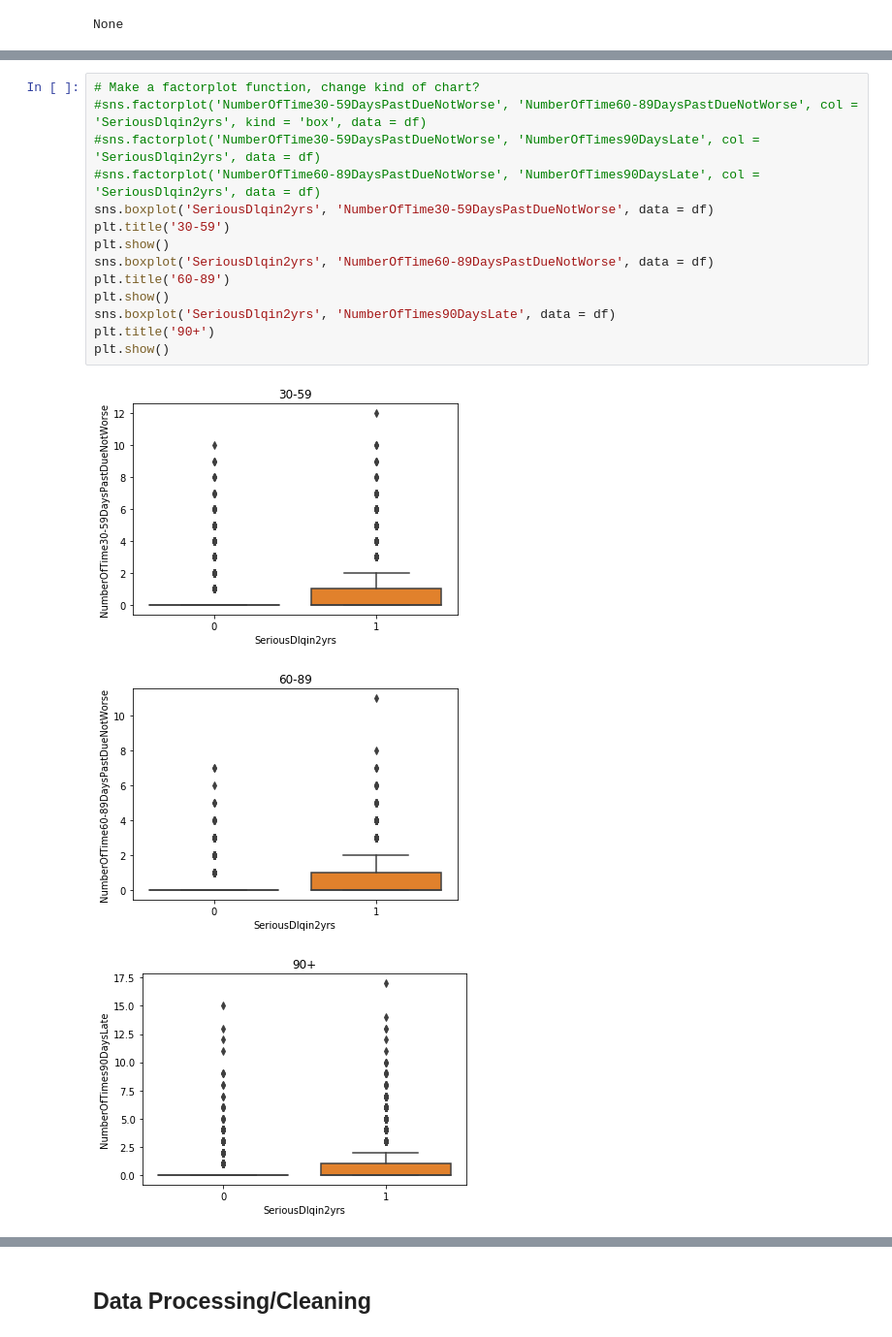
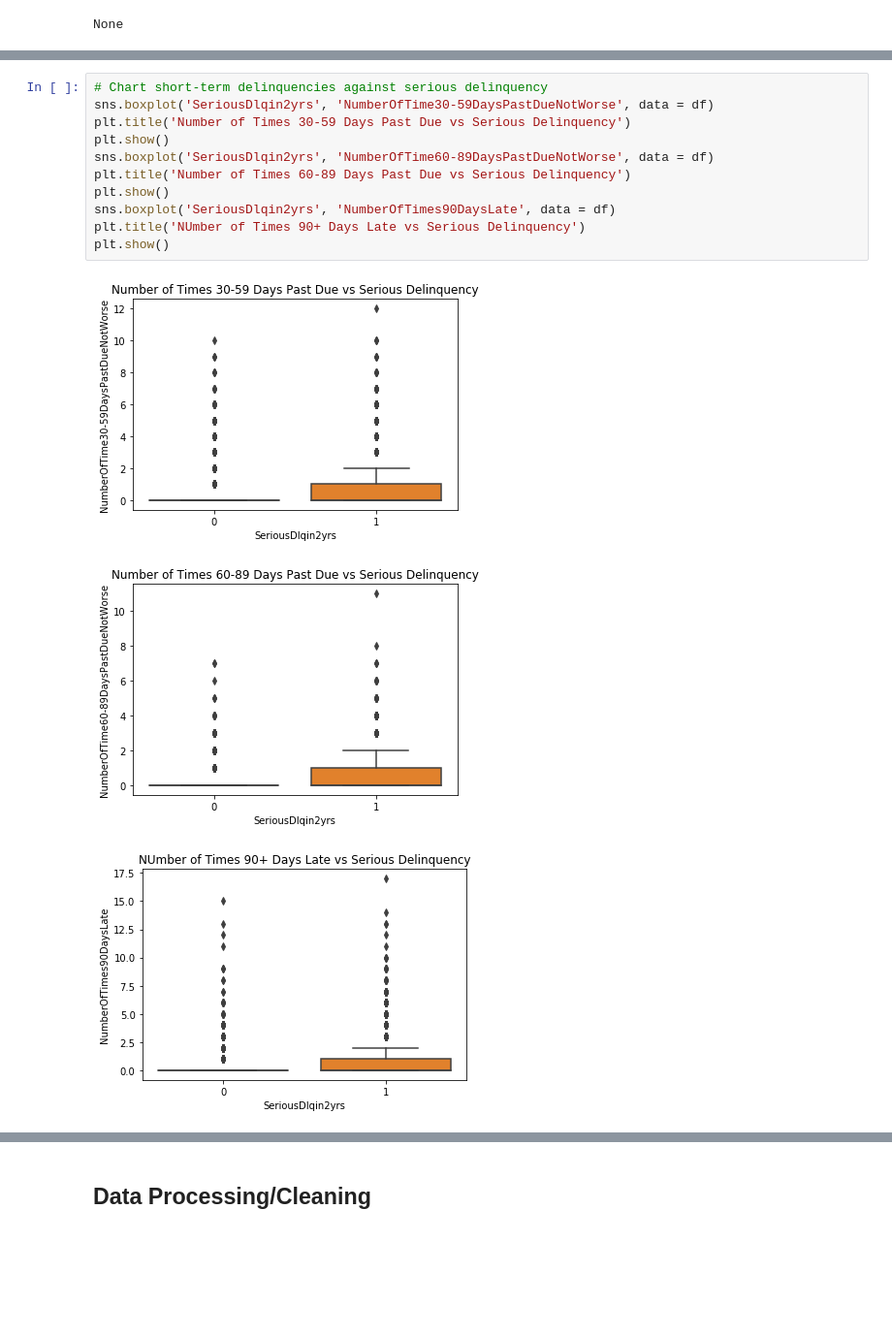
Before and after one commit to cherdeman/ML_for_Public_Policy, a Jupyter notebook: Assignment2/Assignment 2 - Machine Learning Pipeline.ipynb, the cells around one changed output, grey strips where cells are left out. Shown at 97% size. Cells and saved outputs as stored; diff of their text form; blank space fills up the shorter version.

Commit message:
Function and writeup updates for submission

```diff
--- a/Assignment2/Assignment 2 - Machine Learning Pipeline.ipynb
+++ b/Assignment2/Assignment 2 - Machine Learning Pipeline.ipynb
@@ -129,18 +149,15 @@ Number of Times 30-59 Days Past Due Not Worse, Number of Times 60-89 Days Past D
 # %%
-# Make a factorplot function, change kind of chart?
-#sns.factorplot('NumberOfTime30-59DaysPastDueNotWorse', 'NumberOfTime60-89DaysPastDueNotWorse', col = 'SeriousDlqin2yrs', kind = 'box', data = df)
-#sns.factorplot('NumberOfTime30-59DaysPastDueNotWorse', 'NumberOfTimes90DaysLate', col = 'SeriousDlqin2yrs', data = df)
-#sns.factorplot('NumberOfTime60-89DaysPastDueNotWorse', 'NumberOfTimes90DaysLate', col = 'SeriousDlqin2yrs', data = df)
+# Chart short-term delinquencies against serious delinquency
 sns.boxplot('SeriousDlqin2yrs', 'NumberOfTime30-59DaysPastDueNotWorse', data = df)
-plt.title('30-59')
+plt.title('Number of Times 30-59 Days Past Due vs Serious Delinquency')
 plt.show()
 sns.boxplot('SeriousDlqin2yrs', 'NumberOfTime60-89DaysPastDueNotWorse', data = df)
-plt.title('60-89')
+plt.title('Number of Times 60-89 Days Past Due vs Serious Delinquency')
 plt.show()
 sns.boxplot('SeriousDlqin2yrs', 'NumberOfTimes90DaysLate', data = df)
-plt.title('90+')
+plt.title('NUmber of Times 90+ Days Late vs Serious Delinquency')
 plt.show()
 # %% [output]
-[figure, old version]
+[figure, new version]
-[figure, old version]
+[figure, new version]
-[figure, old version]
+[figure, new version]
```
Also changed, not shown: parts of 35 cells of this notebook, 1 other file.
